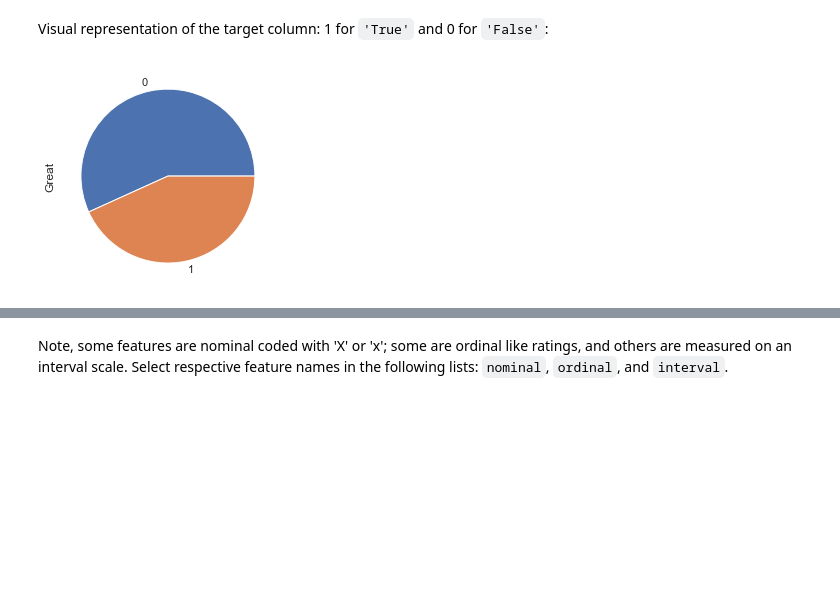
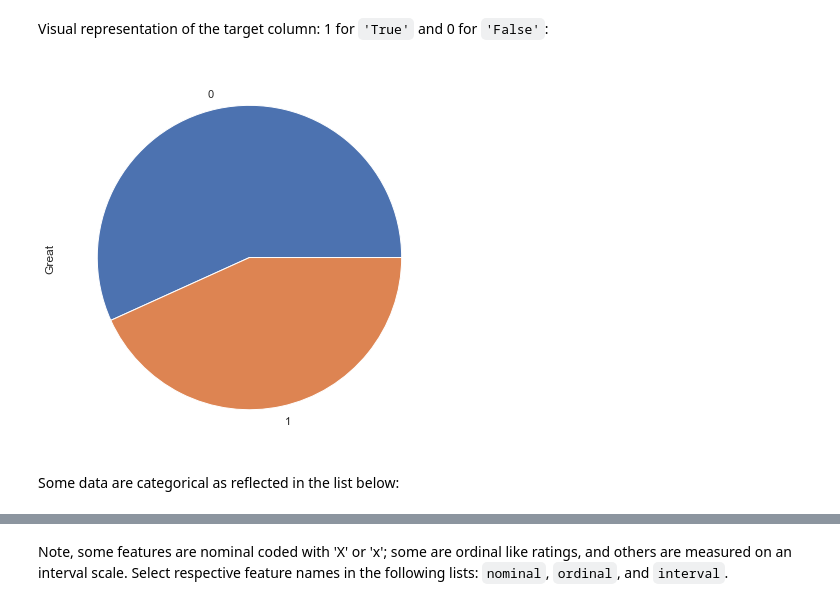
Before and after one commit to allaccountstaken/burrito, a Jupyter notebook: 2020_07_13_associate_instructor_technical.ipynb, the cells around one changed output, grey strips where cells are left out. Saved outputs shown, nothing was run; the diff lists cells and outputs as text; code cells hidden in the pictures; blank space fills up the shorter version.

```diff
--- a/2020_07_13_associate_instructor_technical.ipynb
+++ b/2020_07_13_associate_instructor_technical.ipynb
@@ -37,7 +37,7 @@ Using a [**dataset of 400+ burrito reviews**](https://srcole.github.io/100burrit
 # %%
 # Import Data
 import pandas as pd
-df = pd.read_csv('https://drive.google.com/uc?export=download&id=1cctPq1sYeD6Y6mGg5Lpl-GLDJBwtdihg', index_col=0)
+df = pd.read_csv('https://drive.google.com/uc?export=download&id=1cctPq1sYeD6Y6mGg5Lpl-GLDJBwtdihg')
 # %%
 df.shape
 # %% [output]
@@ -85,5 +86,6 @@ memory usage: 210.9+ KB
 # %%
-df.drop(['Queso', 'Carrots', 'Ham', 'Lobster', 'Sushi', 'Corn', 'Zucchini'], axis=1, inplace=True)
+observations_to_drop = ['Queso', 'Carrots', 'Ham', 'Lobster', 'Sushi', 'Corn', 'Zucchini', 'Bacon', 'Mushroom' ]
+df.drop(observations_to_drop, axis=1, inplace=True)
 # %% [markdown]
 ### Conduct exploratory data analysis (EDA)
 # %% [markdown]
@@ -116,12 +118,15 @@ Visual representation of the target column: 1 for `'True'` and 0 for `'False'`:
 # %%
 import seaborn as sns
 import matplotlib
 import matplotlib.pyplot as plt
 matplotlib.style.use('ggplot')
 sns.set(rc={'figure.figsize':(18, 14)})
 %matplotlib inline
 
 df.groupby(['Great'])['Great'].count().plot(kind='pie')
+plt.gcf().set_size_inches(12, 7)
 plt.show()
 # %% [output]
-[figure, old version]
+[figure, new version]
+# %% [markdown]
+Some data are categorical as reflected in the list below:
```
Also changed, not shown: parts of 16 cells of this notebook.
